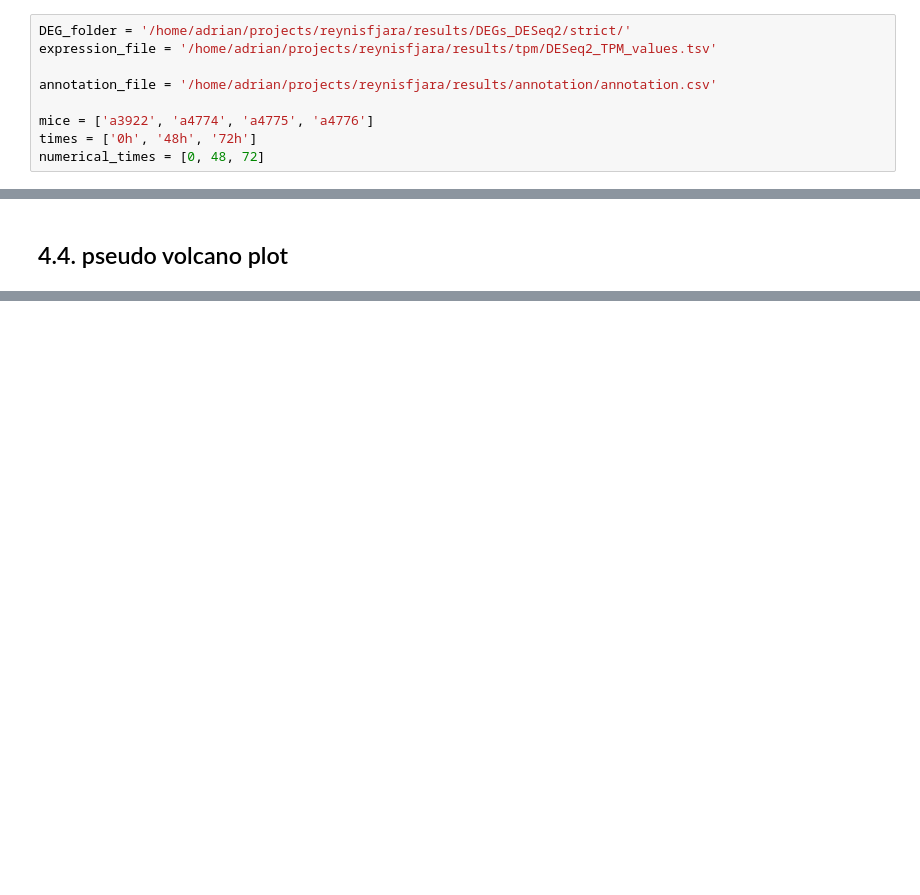
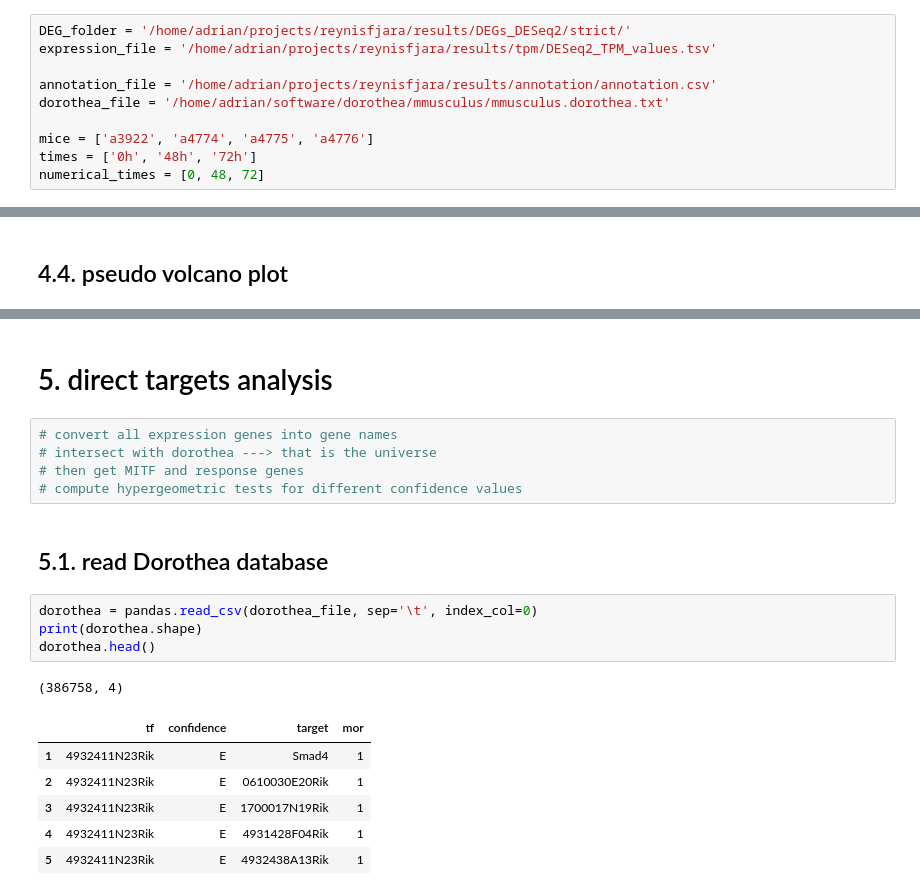
Before and after one commit to adelomana/reynisfjara, a Jupyter notebook: 05_differential_expression/relaxed_pattern/relaxed_pattern_analysis.ipynb, the cells around one changed output, grey strips where cells are left out. Drawn from its saved outputs; the diff is of its cells as text; blank space fills up the shorter version.

```diff
--- a/05_differential_expression/relaxed_pattern/relaxed_pattern_analysis.ipynb
+++ b/05_differential_expression/relaxed_pattern/relaxed_pattern_analysis.ipynb
@@ -19,6 +19,7 @@ DEG_folder = '/home/adrian/projects/reynisfjara/results/DEGs_DESeq2/strict/'
 expression_file = '/home/adrian/projects/reynisfjara/results/tpm/DESeq2_TPM_values.tsv'
 
 annotation_file = '/home/adrian/projects/reynisfjara/results/annotation/annotation.csv'
+dorothea_file = '/home/adrian/software/dorothea/mmusculus/mmusculus.dorothea.txt'
 
 mice = ['a3922', 'a4774', 'a4775', 'a4776']
 times = ['0h', '48h', '72h']
@@ -481 +501,22 @@ Cpne4   -0.951  0.560   gray
 [figure]
+# %% [markdown]
+# 5. direct targets analysis
+# %%
+# convert all expression genes into gene names
+# intersect with dorothea ---> that is the universe
+# then get MITF and response genes
+# compute hypergeometric tests for different confidence values
+# %% [markdown]
+## 5.1. read Dorothea database
+# %%
+dorothea = pandas.read_csv(dorothea_file, sep='\t', index_col=0)
+print(dorothea.shape)
+dorothea.head()
+# %% [output]
+(386758, 4)
+|  | tf | confidence | target | mor |
+| 1 | 4932411N23Rik | E | Smad4 | 1 |
+| 2 | 4932411N23Rik | E | 0610030E20Rik | 1 |
+| 3 | 4932411N23Rik | E | 1700017N19Rik | 1 |
+| 4 | 4932411N23Rik | E | 4931428F04Rik | 1 |
+| 5 | 4932411N23Rik | E | 4932438A13Rik | 1 |
```
Also changed, not shown: parts of 18 cells of this notebook.
